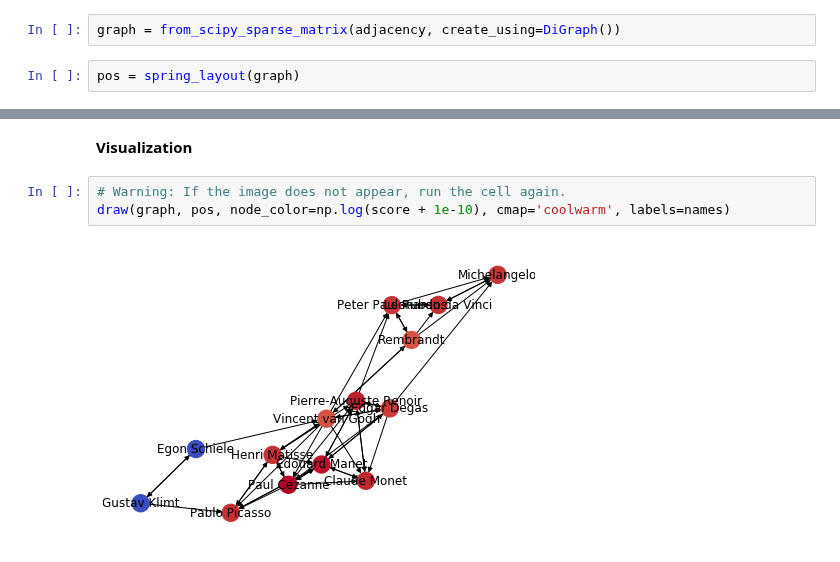
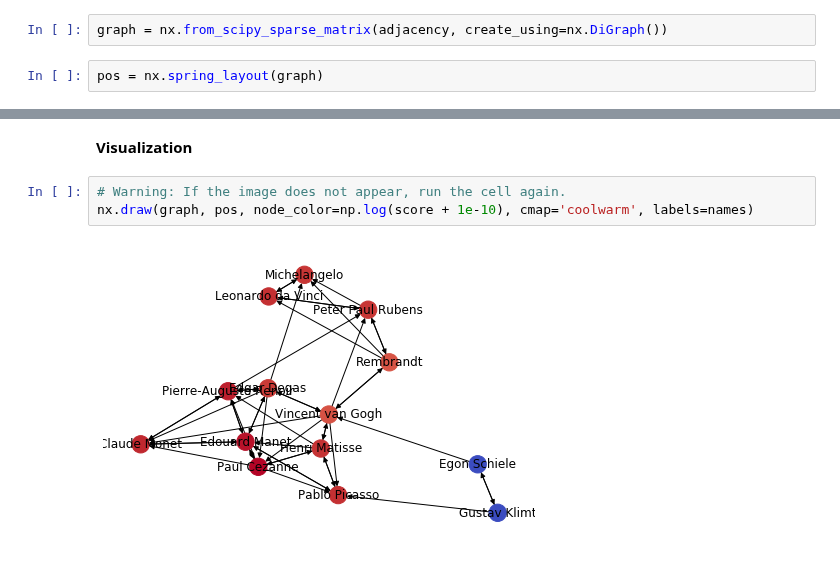
Before and after one commit to sknetwork-team/scikit-network, a Jupyter notebook: docs/tutorials/ranking/pagerank.ipynb, the cells around one changed output, grey strips where cells are left out. Drawn from its saved outputs; the diff is of its cells as text.

```diff
--- a/docs/tutorials/ranking/pagerank.ipynb
+++ b/docs/tutorials/ranking/pagerank.ipynb
@@ -99,6 +82,6 @@ from networkx import DiGraph
 # %%
-graph = from_scipy_sparse_matrix(adjacency, create_using=DiGraph())
+graph = nx.from_scipy_sparse_matrix(adjacency, create_using=nx.DiGraph())
 # %%
-pos = spring_layout(graph)
+pos = nx.spring_layout(graph)
 # %%
 # Warning: If the image does not appear, run the cell again.
@@ -123,6 +106,6 @@ score = pagerank.score_
 **Visualization**
 # %%
 # Warning: If the image does not appear, run the cell again.
-draw(graph, pos, node_color=np.log(score + 1e-10), cmap='coolwarm', labels=names)
+nx.draw(graph, pos, node_color=np.log(score + 1e-10), cmap='coolwarm', labels=names)
 # %% [output]
-[figure, old version]
+[figure, new version]
```
Also changed, not shown: parts of 18 cells of this notebook, 1 other file.
